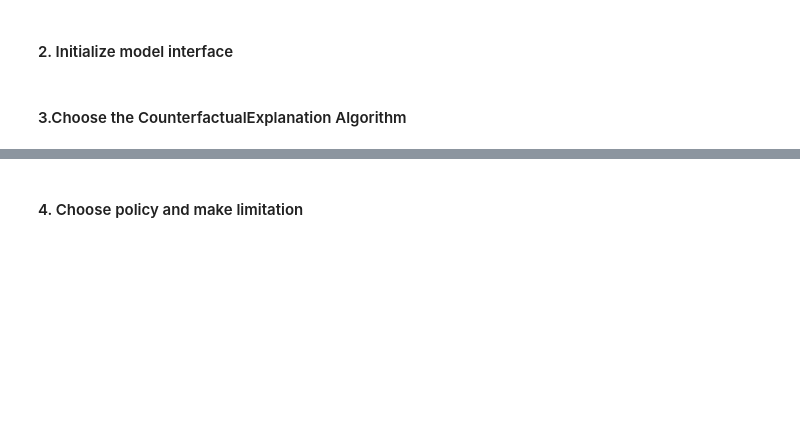
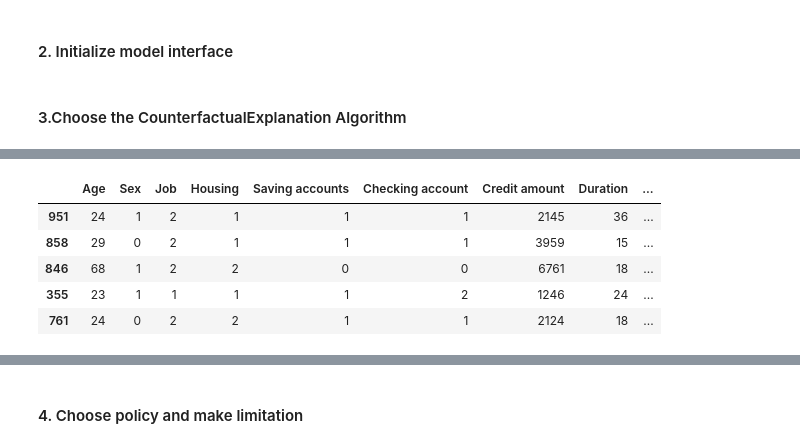
Before and after one commit to understanding-ml/COLA, a Jupyter notebook: demo.ipynb, the cells around one changed output, grey strips where cells are left out. Saved outputs shown, nothing was run; the diff lists cells and outputs as text; code cells hidden in the pictures; blank space fills up the shorter version.

```diff
--- a/demo.ipynb
+++ b/demo.ipynb
@@ -37,9 +78,11 @@ ml_model = ml_model_interface.Model(model=lgbmcClassifier, backend="sklearn")
 # %% [markdown]
 #### 3.Choose the CounterfactualExplanation Algorithm
 # %%
-from counterfactual_explainer import DiCE,DisCount,ARecourseS,AlibiCounterfactualInstances
+from xai_cola.ce_generator import DiCE, DisCount, ARecourseS, AlibiCounterfactualInstances
 explainer = DiCE(ml_model=ml_model)
-factual, counterfactual = explainer.generate_counterfactuals(data=data,
-                                                             factual_class=1,
-                                                             total_cfs=1,
-                                                             features_to_keep=['Age','Sex'])
+factual, counterfactual = explainer.generate_counterfactuals(
+    data=data,
+    factual_class=1,
+    total_cfs=1,
+    features_to_keep=['Age','Sex']
+)
@@ -46,5 +100,0 @@ factual, counterfactual = explainer.generate_counterfactuals(data=data,
-# %%
-factual, counterfactual = explainer.generate_counterfactuals(data=data,
-                                                             factual_class=1,
-                                                             total_cfs=1,
-                                                             features_to_keep=['Age','Sex'])
@@ -59,0 +101,9 @@ print(np.array2string(counterfactual, separator='   ', suppress_small=True))
+# %%
+factual
+# %% [output]
+|  | Age | Sex | Job | Housing | Saving accounts | Checking account | Credit amount | Duration | ... |
+| 951 | 24 | 1 | 2 | 1 | 1 | 1 | 2145 | 36 | ... |
+| 858 | 29 | 0 | 2 | 1 | 1 | 1 | 3959 | 15 | ... |
+| 846 | 68 | 1 | 2 | 2 | 0 | 0 | 6761 | 18 | ... |
+| 355 | 23 | 1 | 1 | 1 | 1 | 2 | 1246 | 24 | ... |
+| 761 | 24 | 0 | 2 | 2 | 1 | 1 | 2124 | 18 | ... |
```
Also changed, not shown: parts of 27 cells of this notebook.
